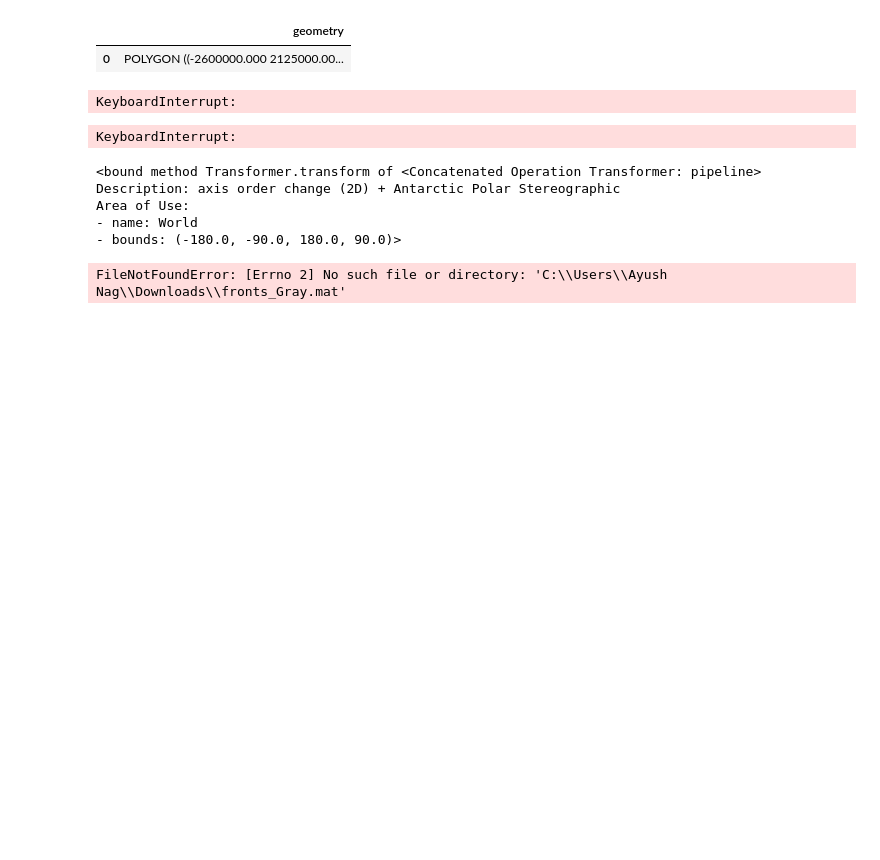
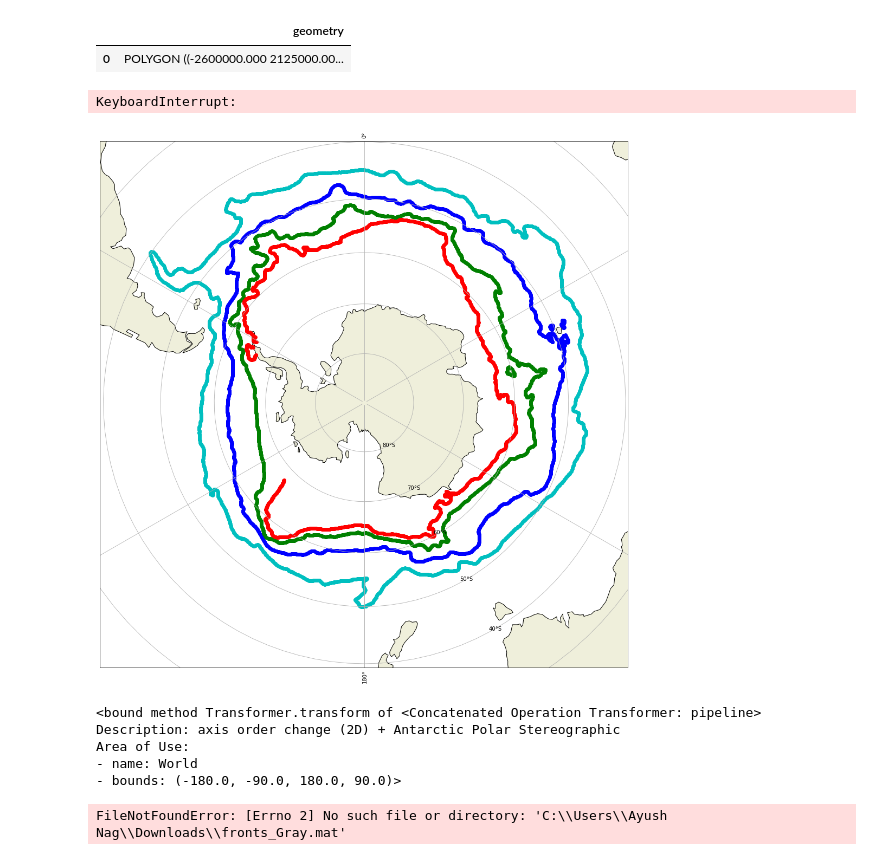
Before and after one commit to ayushnag/sophy, a Jupyter notebook: db/sophy_db.ipynb, the cells around one changed output. Saved outputs shown, nothing was run; the diff lists cells and outputs as text; code cells hidden in the pictures; blank space fills up the shorter version.

```diff
--- a/db/sophy_db.ipynb
+++ b/db/sophy_db.ipynb
@@ -301,46 +301,10 @@ zones_gdf.to_file(GeoLabel.zones_shapefile)
 zones_gdf.plot()
 # %% [output]
 KeyboardInterrupt:
-# %%
-# Writes the Kim & Orsi 2014 fronts to a shapefile
-mat_data: dict = sio.loadmat('../data/fronts/ys_fronts.mat')
-# fronts = ([[lat1, lon1], [lat2, lon2]], [[lat1, lon1], ...], ...)
-orsi_data: tuple = mat_data['ys_fronts'].tolist()[0][0]
-# filters out extra data and only keeps the 4 Southern Ocean fronts
-orsi_data = orsi_data[:3]
-# points from each front that follow a smooth contour (no holes in the front)
-keep = ((44, 2633), (0, 2305), (0, 2614))
-front_names: tuple = ('SAF', 'PF', 'SACC')
-shapes: dict = {}
-project = pyproj.Transformer.from_crs(pyproj.CRS('EPSG:4326'), pyproj.CRS('EPSG:3031'), always_xy=True).transform
-for i, orsi_front in enumerate(orsi_data):
-    # convert np array to df
-    front_df = pd.DataFrame(data=orsi_front, columns=['Latitude', 'Longitude'],
-                            index=np.arange(len(orsi_front)))
-    # remove extra points such as small holes in the front
-    front_df = front_df.iloc[keep[i][0]:keep[i][1]]
-    # data has points [-180, 360] but [-180, 180] is duplicate of [0, 360]
-    front_df = front_df[front_df.Latitude <= 180]
-    # make new polygon and add to list
-    name = front_names[i]
-    shapes[name] = transform(project, (Polygon(zip(front_df.Latitude, front_df.Longitude))))
-
-world: gpd.GeoDataFrame = gpd.read_file('../data/shapefiles/world/world.shp')
-antarctica: gpd.GeoDataFrame = world[world['NAME'] == 'Antarctica']
-antarctica = antarctica.to_crs(epsg=3031)
-antarctica: Polygon = antarctica['geometry'].values[0]
-
-
-shapes['SIE'] = alpha['geometry'].values[0]
-fronts_gdf = gpd.GeoDataFrame({'front': shapes.keys(), 'geometry': shapes.values()}, crs='EPSG:3031')
-zones: dict = {'zone': ['PFZ', 'ASZ', 'SOZ', 'SIZ'], 'geometry': [shapes['SAF'] - shapes['PF'],
-                                                                  shapes['PF'] - shapes['SACC'],
-                                                                  shapes['SACC'] - shapes['SIE'],
-                                                                  shapes['SIE'] - antarctica]}
-zones_gdf = gpd.GeoDataFrame(zones, crs='EPSG:3031')
-zones_gdf.plot()
-# %% [output]
-KeyboardInterrupt:
+# %%
+GeoLabel.plot_orsi_fronts()
+# %% [output]
+[figure, added]
 # %%
 # gpd.read_file("../data/shapefiles/zones/so_zones.shp").plot(color=['r','g','b','y','c'])
 project: pyproj.Transformer = pyproj.Transformer.from_crs(pyproj.CRS('EPSG:4326'), pyproj.CRS('EPSG:3031'),
```
Also changed, not shown: parts of 4 cells of this notebook, 4 other files.
